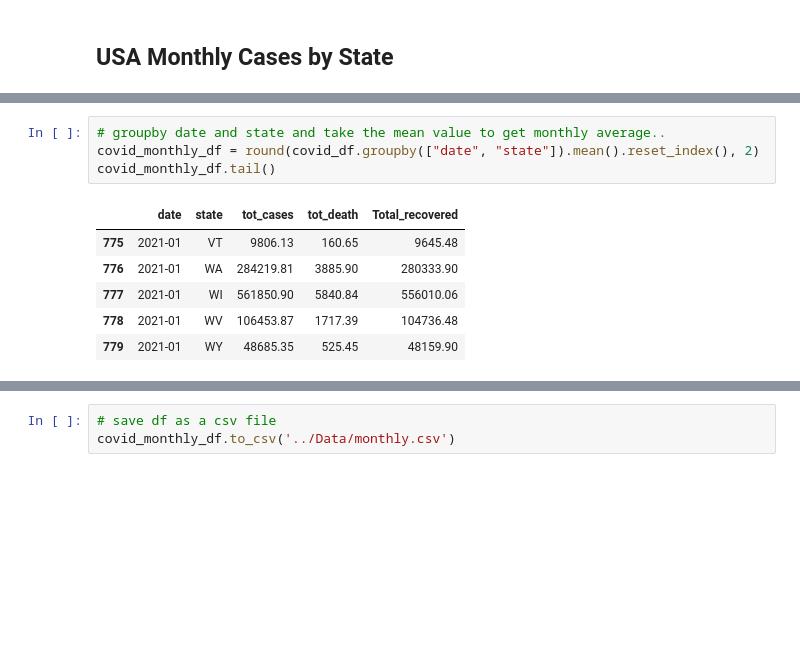
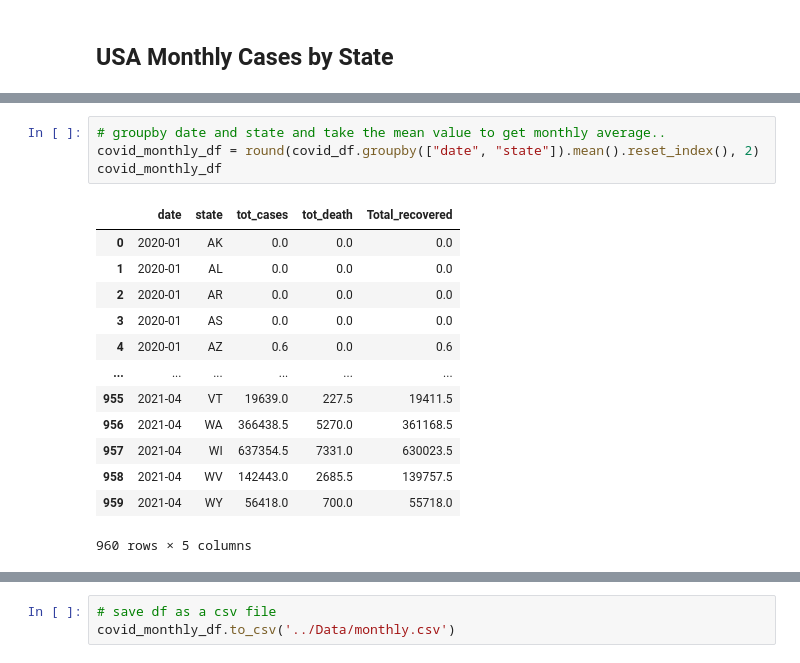
Before and after one commit to gotar1/COVID-19-Dashboard, a Jupyter notebook: Notebooks/analysis.ipynb, the cells around one changed output, grey strips where cells are left out. Saved outputs shown, nothing was run; the diff lists cells and outputs as text; blank space fills up the shorter version.

```diff
--- a/Notebooks/analysis.ipynb
+++ b/Notebooks/analysis.ipynb
@@ -105,14 +156,21 @@ covid_df.tail()
 # %%
 # groupby date and state and take the mean value to get monthly average..
 covid_monthly_df = round(covid_df.groupby(["date", "state"]).mean().reset_index(), 2)
-covid_monthly_df.tail()
+covid_monthly_df
 # %% [output]
 |  | date | state | tot_cases | tot_death | Total_recovered |
-| 775 | 2021-01 | VT | 9806.13 | 160.65 | 9645.48 |
-| 776 | 2021-01 | WA | 284219.81 | 3885.90 | 280333.90 |
-| 777 | 2021-01 | WI | 561850.90 | 5840.84 | 556010.06 |
-| 778 | 2021-01 | WV | 106453.87 | 1717.39 | 104736.48 |
-| 779 | 2021-01 | WY | 48685.35 | 525.45 | 48159.90 |
+| 0 | 2020-01 | AK | 0.0 | 0.0 | 0.0 |
+| 1 | 2020-01 | AL | 0.0 | 0.0 | 0.0 |
+| 2 | 2020-01 | AR | 0.0 | 0.0 | 0.0 |
+| 3 | 2020-01 | AS | 0.0 | 0.0 | 0.0 |
+| 4 | 2020-01 | AZ | 0.6 | 0.0 | 0.6 |
+| ... | ... | ... | ... | ... | ... |
+| 955 | 2021-04 | VT | 19639.0 | 227.5 | 19411.5 |
+| 956 | 2021-04 | WA | 366438.5 | 5270.0 | 361168.5 |
+| 957 | 2021-04 | WI | 637354.5 | 7331.0 | 630023.5 |
+| 958 | 2021-04 | WV | 142443.0 | 2685.5 | 139757.5 |
+| 959 | 2021-04 | WY | 56418.0 | 700.0 | 55718.0 |
+960 rows × 5 columns
 # %%
 # rename columns. name gotta be compatable wth sqlite database naming potocol.
 covid_monthly_df = covid_monthly_df.rename(columns={"date": "Date", "state": "State", "tot_cases": "Average_cases", "tot_death": "Average_death", "Total_recovered": "Average_recovery"})
```
Also changed, not shown: parts of 16 cells of this notebook, 2 other files.
